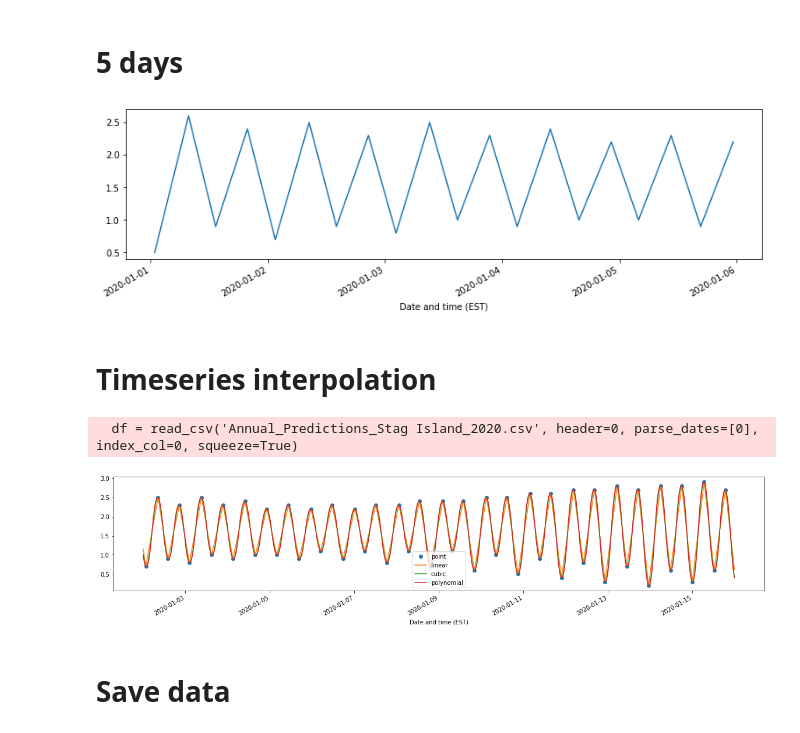
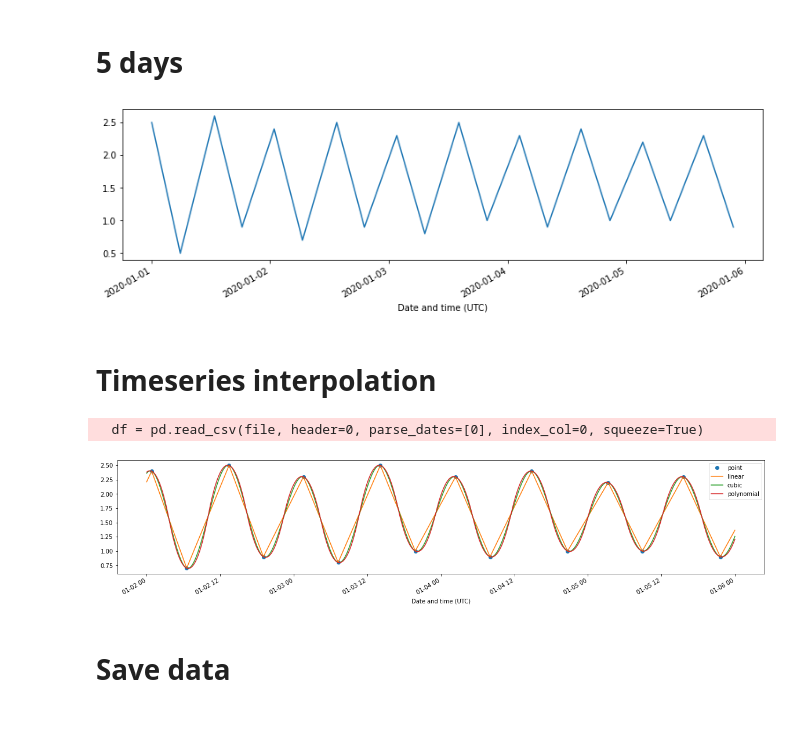
Before and after one commit to DHI-GRAS/tidepods, a Jupyter notebook: Tide_Interpolation.ipynb, the cells around one changed output. Drawn from its saved outputs; the diff is of its cells as text; code cells hidden in the pictures.

```diff
--- a/Tide_Interpolation.ipynb
+++ b/Tide_Interpolation.ipynb
@@ -11,9 +15,8 @@ from scipy import interpolate
 # %%
-file = "Annual_Predictions_Stag Island_2020.csv"
+file = "Data/Staq_Island_station/Annual_Predictions_Stag Island_2020.csv"
 df= pd.read_csv(file)
 
-df['Date and time (EST)']= pd.to_datetime(df['Date and time (EST)'])
-df['next_time'] = pd.to_datetime(df['Date and time (EST)'].shift(1))
-df['Time difference'] = df['Date and time (EST)'] - df['next_time']
-
-df.head(1:10)
+df['Date and time (UTC)']= pd.to_datetime(df['Date and time (UTC)'])
+df['next_time'] = pd.to_datetime(df['Date and time (UTC)'].shift(1))
+df['Time difference'] = df['Date and time (UTC)'] - df['next_time']
+df
@@ -22,7 +23,6 @@ SyntaxError: invalid syntax (484379697.py, line 8)
 # %% [markdown]
 # 1 year
 # %%
-file = "Annual_Predictions_Stag Island_2020.csv"
 df= pd.read_csv(file, index_col=0, parse_dates=True)
 
 water_level = df['Metres']['2020-01-01':]
@@ -42,42 +40,37 @@ x = water_level.plot(figsize=(13, 3.5))
 water_level = df['Metres']['2020-01-01':'2020-01-05']
 x = water_level.plot(figsize=(13, 3.5))
 # %% [output]
-[figure, old version]
+[figure, new version]
 # %% [markdown]
 # Timeseries interpolation
 # %%
-from pandas import read_csv
-from pandas import datetime
-import pandas as pd
-from matplotlib import pyplot
-import matplotlib.pyplot as plt
 
 date_start= '2020-01-02'
-date_end = '2020-01-15'
+date_end = '2020-01-05'
 
-df = read_csv('Annual_Predictions_Stag Island_2020.csv', header=0, parse_dates=[0], index_col=0, squeeze=True)
+df = pd.read_csv(file, header=0, parse_dates=[0], index_col=0, squeeze=True)
 df = pd.DataFrame(df)
 
 df_cubic = df.resample('1Min').first().interpolate(method='cubic')
 df_cubic = pd.DataFrame(df_cubic)
 
 df_linear = df.resample('1Min').first().interpolate(method='linear')
 df_linear = pd.DataFrame(df_linear)
 
 df_polynomial = df.resample('1Min').first().interpolate(method='polynomial', order=2)
 df_polynomial = pd.DataFrame(df_polynomial)
 
 plt.figure().set_figwidth(20)
 
 plt.plot(df['Metres'][date_start:date_end], 'o')
 df_linear['Metres'][date_start:date_end].plot()
 df_cubic['Metres'][date_start:date_end].plot()
 df_polynomial['Metres'][date_start:date_end].plot()
 
 plt.legend(['point', 'linear', 'cubic', 'polynomial'], loc = 'best')
 plt.show()
 # %% [output]
-  df = read_csv('Annual_Predictions_Stag Island_2020.csv', header=0, parse_dates=[0], index_col=0, squeeze=True)
+  df = pd.read_csv(file, header=0, parse_dates=[0], index_col=0, squeeze=True)
-[figure, old version]
+[figure, new version]
 # %% [markdown]
 # Save data
```
Also changed, not shown: parts of 8 cells of this notebook.
